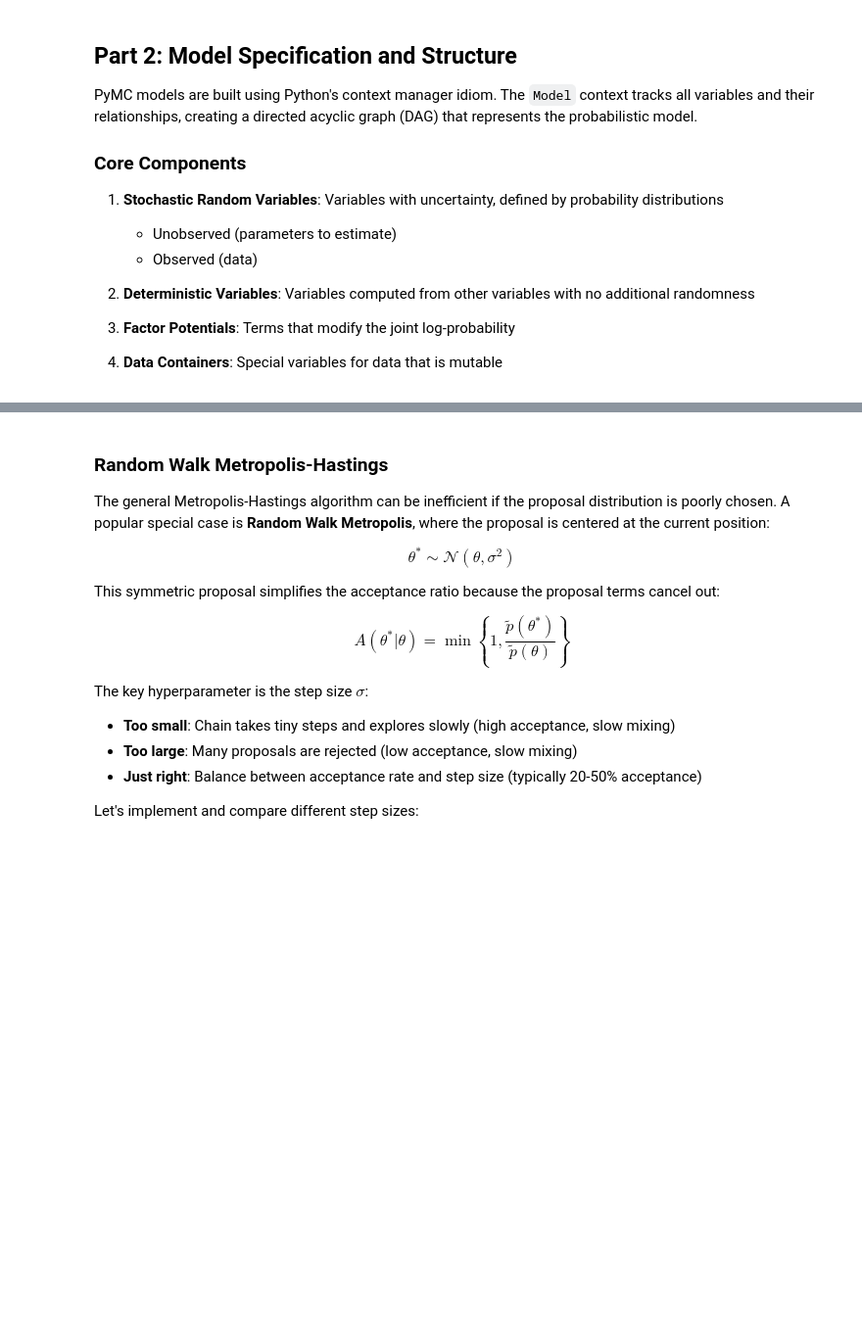
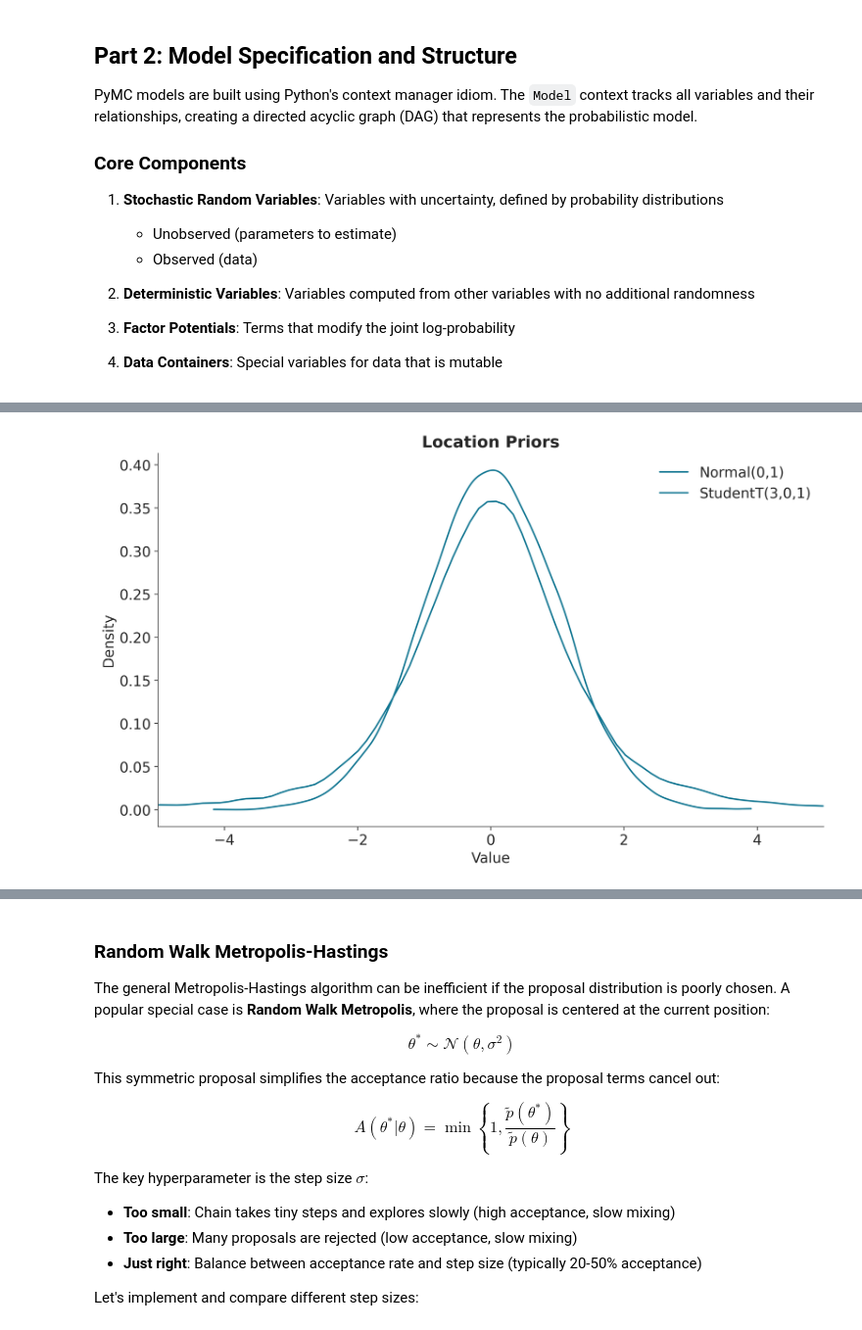
Before and after one commit to fonnesbeck/instats_advanced_bayes, a Jupyter notebook: sessions/Session2-Building_Models_With_PyMC.ipynb, the cells around one changed output, grey strips where cells are left out. Shown at 98% size. Saved outputs shown, nothing was run; the diff lists cells and outputs as text; code cells hidden in the pictures; blank space fills up the shorter version.

```diff
--- a/sessions/Session2-Building_Models_With_PyMC.ipynb
+++ b/sessions/Session2-Building_Models_With_PyMC.ipynb
@@ -206,0 +212,15 @@ pm.model_to_graphviz(dugong_loglm)
+# %%
+n_draws = 20000
+samples_normal = pm.draw(pm.Normal.dist(0, 1), draws=n_draws, random_seed=RNG)
+samples_student = pm.draw(pm.StudentT.dist(nu=3, mu=0, sigma=1), draws=n_draws, random_seed=RNG)
+
+fig, ax = plt.subplots(1, 1, figsize=(10, 6))
+az.plot_kde(samples_normal, ax=ax, label='Normal(0,1)')
+az.plot_kde(samples_student, ax=ax, label='StudentT(3,0,1)')
+ax.set_title('Location Priors')
+ax.set_xlim(-5, 5)
+ax.set_xlabel('Value')
+ax.set_ylabel('Density')
+ax.legend();
+# %% [output]
+[figure, added]
```
Also changed, not shown: parts of 22 cells of this notebook, 2 other files.
